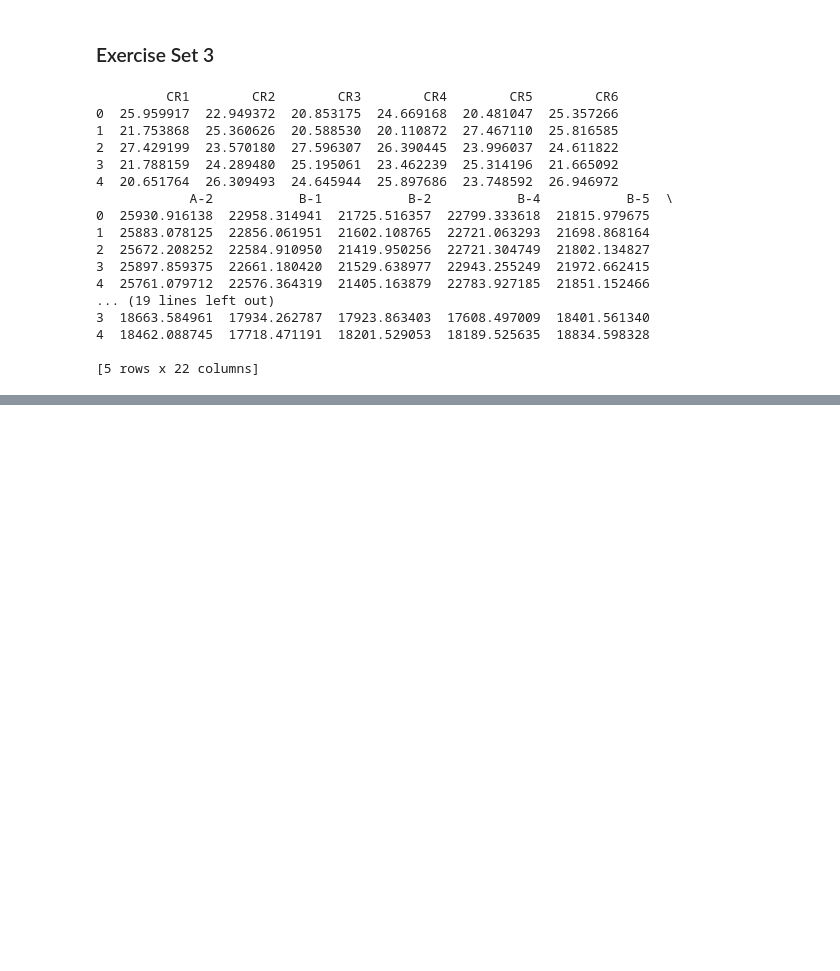
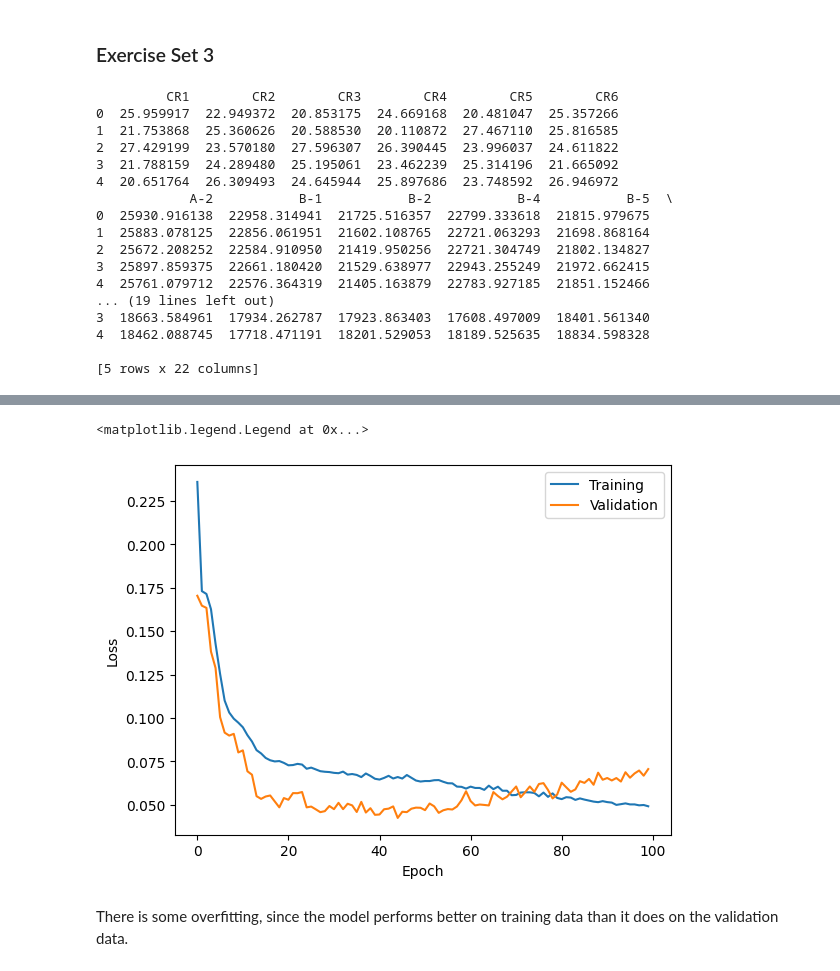
Before and after one commit to AdamBedel/ners590, a Jupyter notebook: abedel_lab4.ipynb, the cells around one changed output, grey strips where cells are left out. Cells and saved outputs as stored; diff of their text form; code cells hidden in the pictures; blank space fills up the shorter version.

```diff
--- a/abedel_lab4.ipynb
+++ b/abedel_lab4.ipynb
@@ -69,3 +82,14 @@ Xtrain = xscaler.fit_transform(xtrain)
 Xtest = xscaler.transform(xtest)
 Ytrain = yscaler.fit_transform(ytrain)
 Ytest = yscaler.transform(ytest)
+# %%
+# Exercise Set 4
+num_dens_layers = 6                      #including the input/first layer
+n_nodes=[50, 200, 200, 200, 200, 200]  #node per layer
+model = Sequential()
+model.add(Input(shape=(Xtrain.shape[1],)))
+model.add(Dense(n_nodes[0], kernel_initializer='normal', activation='relu'))
+model.add(Dropout(0.5))
+for i in range(1,num_dens_layers):
+    model.add(Dense(n_nodes[i], kernel_initializer='normal',activation='relu')) #Last layer (use linear activation and set nodes to number of Y columns/labels/outputs
+model.add(Dense(Ytrain.shape[1], kernel_initializer='normal',activation='linear'))
@@ -71,0 +98,4 @@ Ytest = yscaler.transform(ytest)
+# %%
+# Exercise Set 3 (e)
+model.compile(loss='mean_absolute_error', optimizer=Adam(6e-4), metrics=['mean_absolute_error'])
+model.summary()
@@ -71,0 +122,10 @@ Ytest = yscaler.transform(ytest)
+# %%
+# Exercise Set 4 (a)
+
+cp1 = ReduceLROnPlateau(monitor='val_mean_absolute_error', factor=0.9, patience=5, min_lr=0, verbose=1)
+cp2 = ModelCheckpoint('best_model.keras', monitor='val_mean_absolute_error', save_best_only=True, mode='min', verbose=1)
+cp3 = ModelCheckpoint('last_model.keras', monitor='val_mean_absolute_error', save_best_only=False, mode='min', verbose=1) # Always saves, so will find last model
+cb_list = [cp1, cp2, cp3]
+# %%
+# Exercise Set 4 (b)
+history = model.fit(Xtrain, Ytrain, epochs=100, batch_size=8, validation_split = 0.15, callbacks=cb_list, verbose=True)
@@ -71,0 +150,15 @@ Ytest = yscaler.transform(ytest)
+# %%
+# Exercise Set 4 (c)
+train_err=history.history['mean_absolute_error']
+val_err=history.history['val_mean_absolute_error']
+plt.figure()
+plt.plot(train_err, label='Training')
+plt.plot(val_err, label='Validation')
+plt.xlabel('Epoch')
+plt.ylabel('Loss')
+plt.legend()
+# %% [output]
+<matplotlib.legend.Legend at 0x...>
+[figure, added]
+# %% [markdown]
+There is some overfitting, since the model performs better on training data than it does on the validation data.
```
Also changed, not shown: parts of 20 cells of this notebook, 7 other files.
